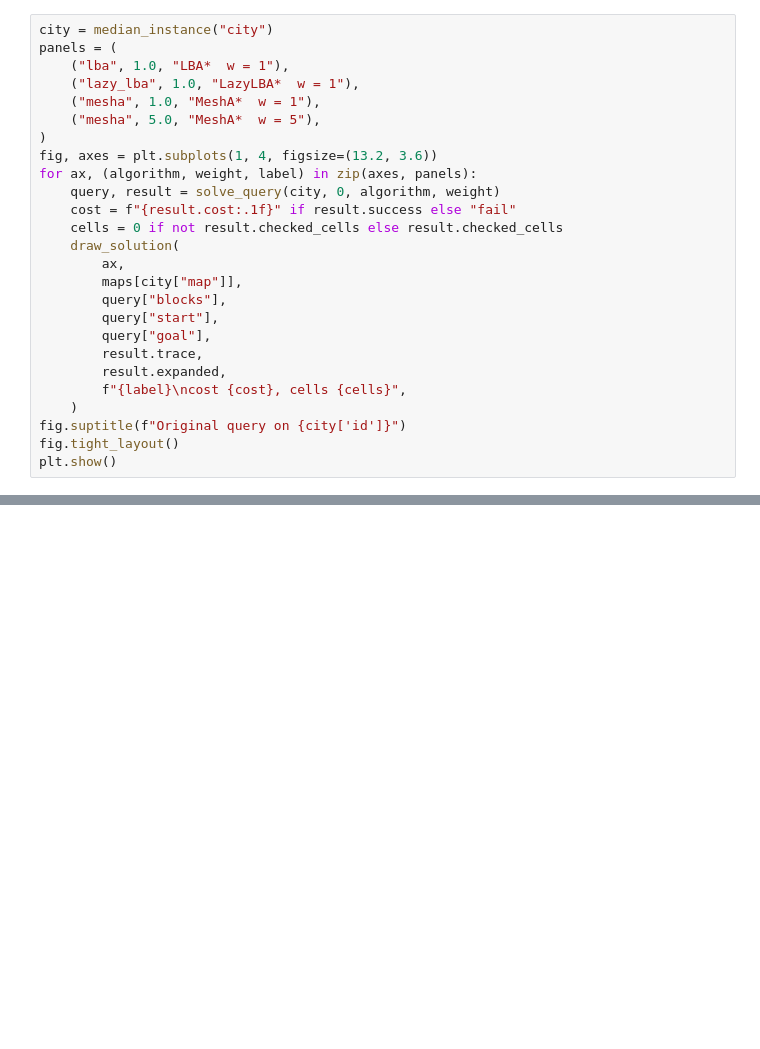
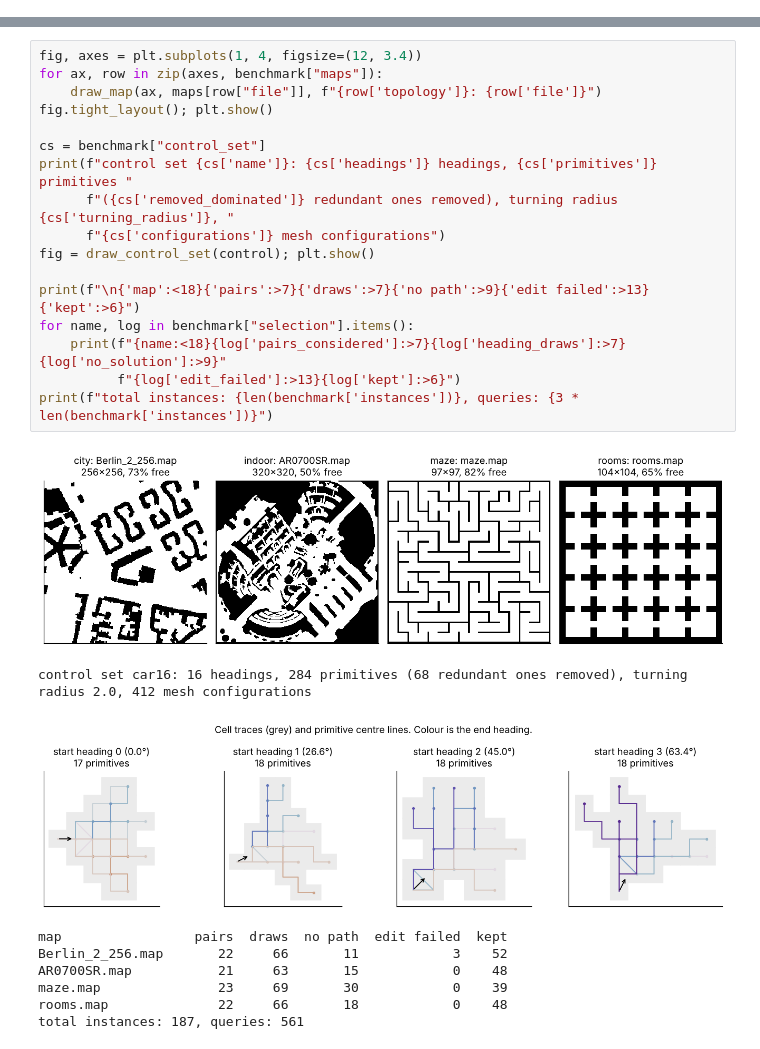
Before and after one commit to Incremental-MeshA/experiments, a Jupyter notebook: incremental_mesha.ipynb, the cells around one changed output, grey strips where cells are left out. Drawn from its saved outputs; the diff is of its cells as text; blank space fills up the shorter version.

```diff
--- a/incremental_mesha.ipynb
+++ b/incremental_mesha.ipynb
@@ -373,26 +0,0 @@ plt.show()
-# %%
-city = median_instance("city")
-panels = (
-    ("lba", 1.0, "LBA*  w = 1"),
-    ("lazy_lba", 1.0, "LazyLBA*  w = 1"),
-    ("mesha", 1.0, "MeshA*  w = 1"),
-    ("mesha", 5.0, "MeshA*  w = 5"),
-)
-fig, axes = plt.subplots(1, 4, figsize=(13.2, 3.6))
-for ax, (algorithm, weight, label) in zip(axes, panels):
-    query, result = solve_query(city, 0, algorithm, weight)
-    cost = f"{result.cost:.1f}" if result.success else "fail"
-    cells = 0 if not result.checked_cells else result.checked_cells
-    draw_solution(
-        ax,
-        maps[city["map"]],
-        query["blocks"],
-        query["start"],
-        query["goal"],
-        result.trace,
-        result.expanded,
-        f"{label}\ncost {cost}, cells {cells}",
-    )
-fig.suptitle(f"Original query on {city['id']}")
-fig.tight_layout()
-plt.show()
@@ -410,0 +94,27 @@ Every replan starts with an empty open list. After the first edit LBA* still exp
+# %%
+fig, axes = plt.subplots(1, 4, figsize=(12, 3.4))
+for ax, row in zip(axes, benchmark["maps"]):
+    draw_map(ax, maps[row["file"]], f"{row['topology']}: {row['file']}")
+fig.tight_layout(); plt.show()
+
+cs = benchmark["control_set"]
+print(f"control set {cs['name']}: {cs['headings']} headings, {cs['primitives']} primitives "
+      f"({cs['removed_dominated']} redundant ones removed), turning radius {cs['turning_radius']}, "
+      f"{cs['configurations']} mesh configurations")
+fig = draw_control_set(control); plt.show()
+
+print(f"\n{'map':<18}{'pairs':>7}{'draws':>7}{'no path':>9}{'edit failed':>13}{'kept':>6}")
+for name, log in benchmark["selection"].items():
+    print(f"{name:<18}{log['pairs_considered']:>7}{log['heading_draws']:>7}{log['no_solution']:>9}"
+          f"{log['edit_failed']:>13}{log['kept']:>6}")
+print(f"total instances: {len(benchmark['instances'])}, queries: {3 * len(benchmark['instances'])}")
+# %% [output]
+[figure, added]
+control set car16: 16 headings, 284 primitives (68 redundant ones removed), turning radius 2.0, 412 mesh configurations
+[figure, added]
+map                 pairs  draws  no path  edit failed  kept
+Berlin_2_256.map       22     66       11            3    52
+AR0700SR.map           21     63       15            0    48
+maze.map               23     69       30            0    39
+rooms.map              22     66       18            0    48
+total instances: 187, queries: 561
```
Also changed, not shown: parts of 41 cells of this notebook, 28 other files.
